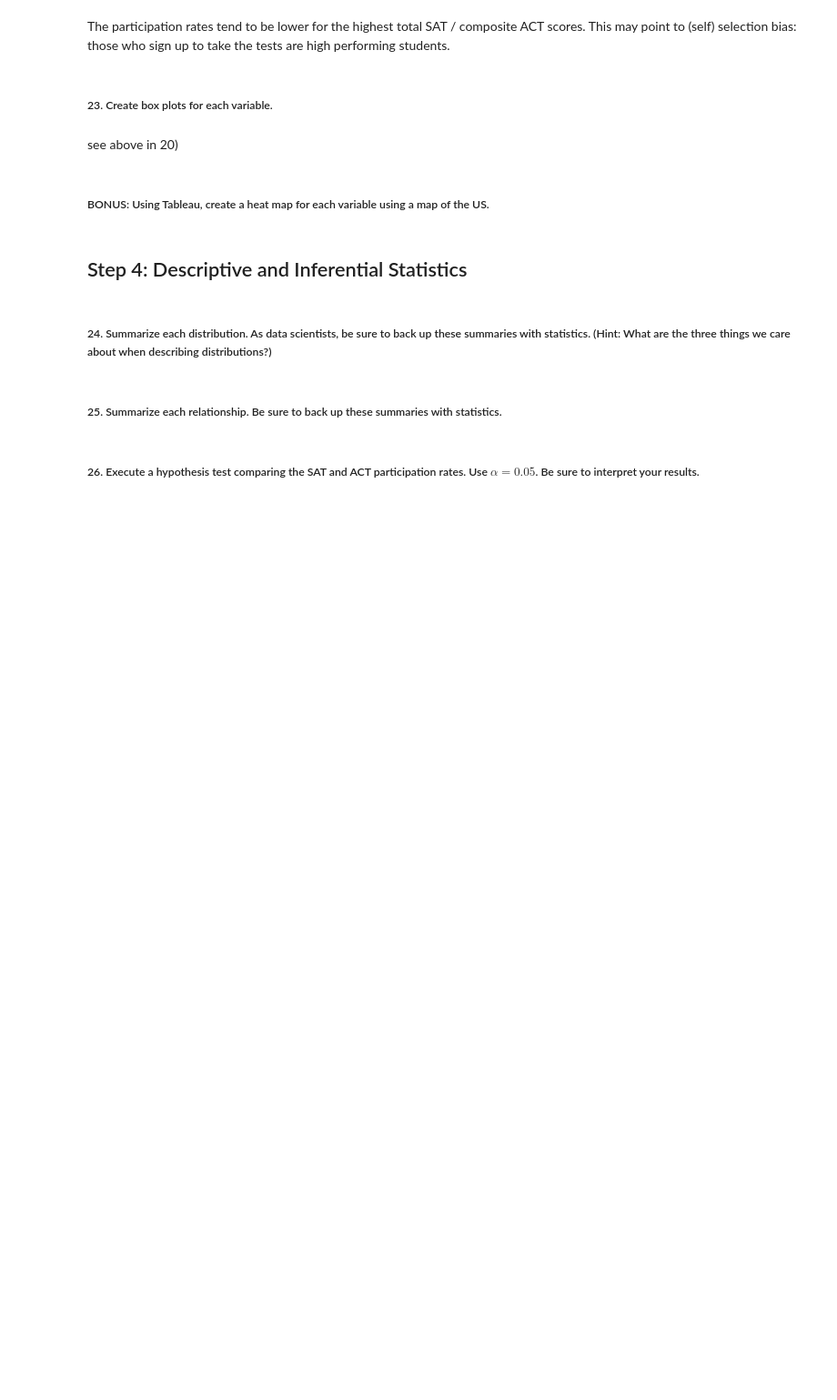
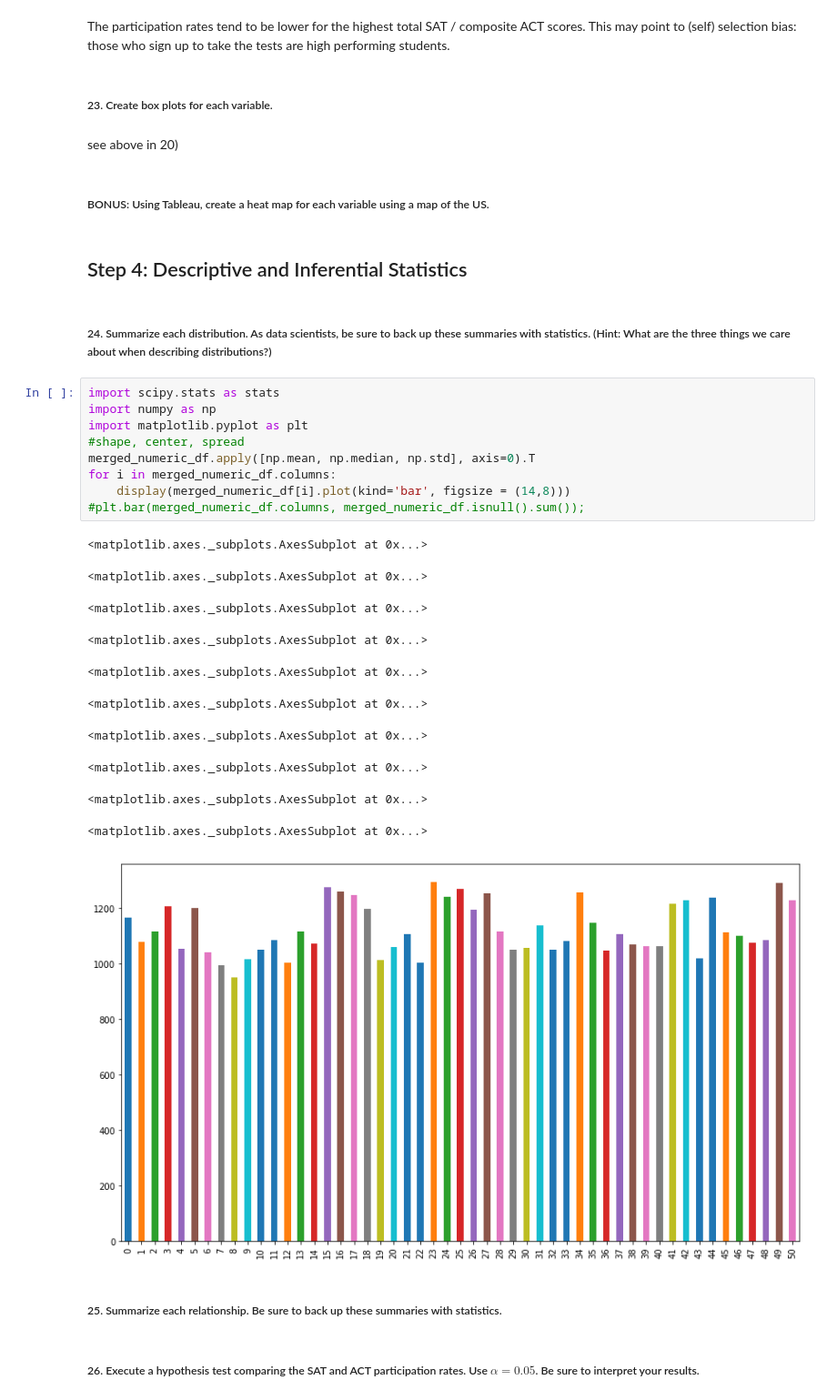
Before and after one commit to helencai62/SAT_participation_project, a Jupyter notebook: code/starter-code.ipynb, the cells around one changed output. Shown at 91% size. Drawn from its saved outputs; the diff is of its cells as text; blank space fills up the shorter version.

```diff
--- a/code/starter-code.ipynb
+++ b/code/starter-code.ipynb
@@ -599,6 +548,27 @@ see above in 20)
 ## Step 4: Descriptive and Inferential Statistics
 # %% [markdown]
 ##### 24. Summarize each distribution. As data scientists, be sure to back up these summaries with statistics. (Hint: What are the three things we care about when describing distributions?)
+# %%
+import scipy.stats as stats
+import numpy as np
+import matplotlib.pyplot as plt
+#shape, center, spread
+merged_numeric_df.apply([np.mean, np.median, np.std], axis=0).T
+for i in merged_numeric_df.columns:
+    display(merged_numeric_df[i].plot(kind='bar', figsize = (14,8)))
+#plt.bar(merged_numeric_df.columns, merged_numeric_df.isnull().sum());
+# %% [output]
+<matplotlib.axes._subplots.AxesSubplot at 0x...>
+<matplotlib.axes._subplots.AxesSubplot at 0x...>
+<matplotlib.axes._subplots.AxesSubplot at 0x...>
+<matplotlib.axes._subplots.AxesSubplot at 0x...>
+<matplotlib.axes._subplots.AxesSubplot at 0x...>
+<matplotlib.axes._subplots.AxesSubplot at 0x...>
+<matplotlib.axes._subplots.AxesSubplot at 0x...>
+<matplotlib.axes._subplots.AxesSubplot at 0x...>
+<matplotlib.axes._subplots.AxesSubplot at 0x...>
+<matplotlib.axes._subplots.AxesSubplot at 0x...>
+[figure, added]
 # %% [markdown]
 ##### 25. Summarize each relationship. Be sure to back up these summaries with statistics.
 # %% [markdown]
```
Also changed, not shown: parts of 15 cells of this notebook.
